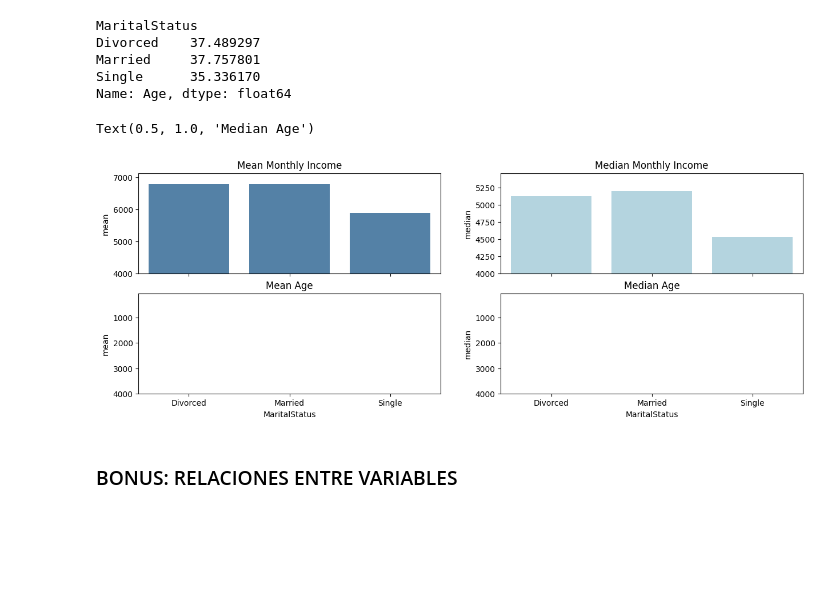
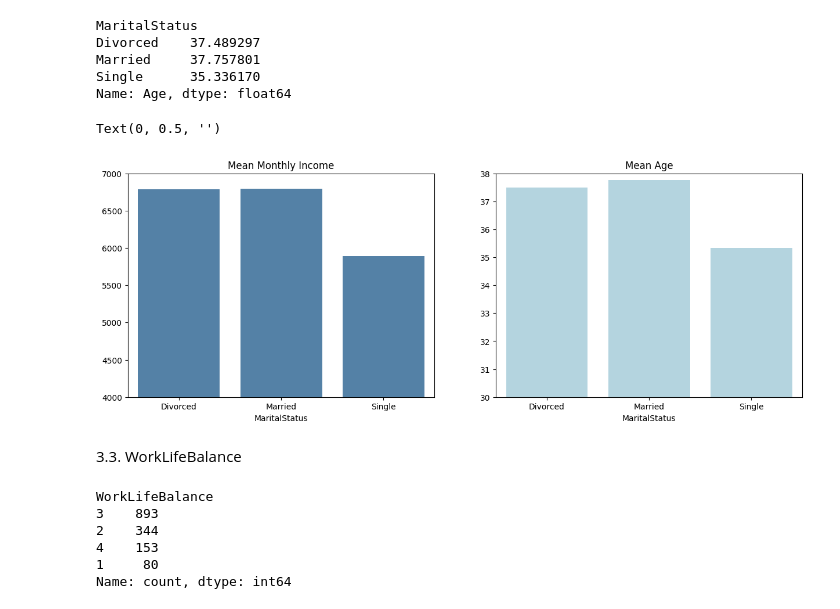
Before and after one commit to rafamd1/EDA_MI_SUELDO_Y_YO, a Jupyter notebook: EDA RM.ipynb, the cells around one changed output. Drawn from its saved outputs; the diff is of its cells as text; code cells hidden in the pictures; blank space fills up the shorter version.

```diff
--- a/EDA RM.ipynb
+++ b/EDA RM.ipynb
@@ -1323,37 +1326,34 @@ Single      35.336170
 Name: Age, dtype: float64
 # %%
 mean_numMS = df2.groupby('MaritalStatus')['MonthlyIncome'].agg([np.mean])
-median_numMS = df2.groupby('MaritalStatus')['MonthlyIncome'].agg([ np.median])
+mean_numMSA = df2.groupby('MaritalStatus')['Age'].agg([np.mean])
 
 
-f, axes = plt.subplots(2, 2, figsize=(15,5), sharex=True)
+f, axes = plt.subplots(1, 2, figsize=(15,5), sharex=True)
 
-df2['MaritalStatus'] = pd.Categorical(df2['MaritalStatus'], categories=['Divorced', 'Married', 'Single'], ordered=True)
+df2['MaritalStatus'] = pd.Categorical(df2['MaritalStatus'], categories=['Single', 'Married', 'Divorced'], ordered=True)
 
-sns.barplot(x='MaritalStatus', y='mean', data=mean_numMS, color='steelblue', ax=axes[0,0])
-sns.barplot(x='MaritalStatus', y='median', data=median_numMS, color='lightblue', ax=axes[0,1])
+sns.barplot(x='MaritalStatus', y='mean', data=mean_numMS, color='steelblue', ax=axes[0])
+sns.barplot(x='MaritalStatus', y='mean', data=mean_numMSA, color='lightblue', ax=axes[1])
 
-axes[0,0].set_ylim(4000, None)
-axes[0,0].set_title('Mean Monthly Income')
+axes[0].set_ylim(4000, 7000)
+axes[0].set_title('Mean Monthly Income')
+axes[0].set_ylabel('')
 
-axes[0,1].set_ylim(4000, None)
-axes[0,1].set_title('Median Monthly Income')
-
-
-mean_numMSA = df2.groupby('MaritalStatus')['Age'].agg([np.mean])
-median_numMSA = df2.groupby('MaritalStatus')['Age'].agg([ np.median])
-
-
-sns.barplot(x='MaritalStatus', y='mean', data=mean_numMSA, color='steelblue', ax=axes[1,0])
-sns.barplot(x='MaritalStatus', y='median', data=median_numMSA, color='lightblue', ax=axes[1,1])
-
-axes[1,0].set_ylim(4000, None)
-axes[1,0].set_title('Mean Age')
-
-axes[1,1].set_ylim(4000, None)
-axes[1,1].set_title('Median Age')
+axes[1].set_ylim(30, 38)
+axes[1].set_title('Mean Age')
+axes[1].set_ylabel('')
 # %% [output]
-Text(0.5, 1.0, 'Median Age')
+Text(0, 0.5, '')
-[figure, old version]
+[figure, new version]
-# %% [markdown]
-### BONUS: RELACIONES ENTRE VARIABLES
+# %% [markdown]
+3.3. WorkLifeBalance
+# %%
+df1['WorkLifeBalance'].value_counts()
+# %% [output]
+WorkLifeBalance
+3    893
+2    344
+4    153
+1     80
+Name: count, dtype: int64
```
Also changed, not shown: parts of 27 cells of this notebook.
